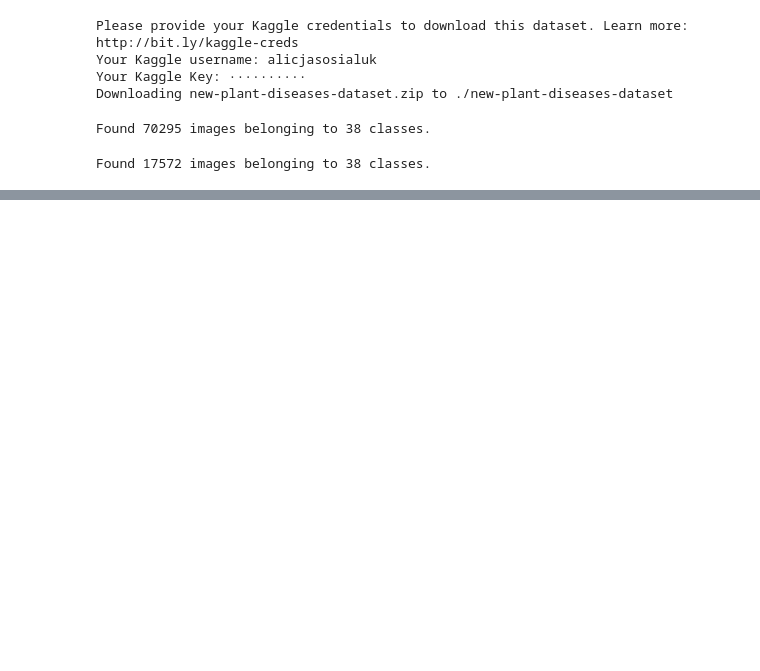
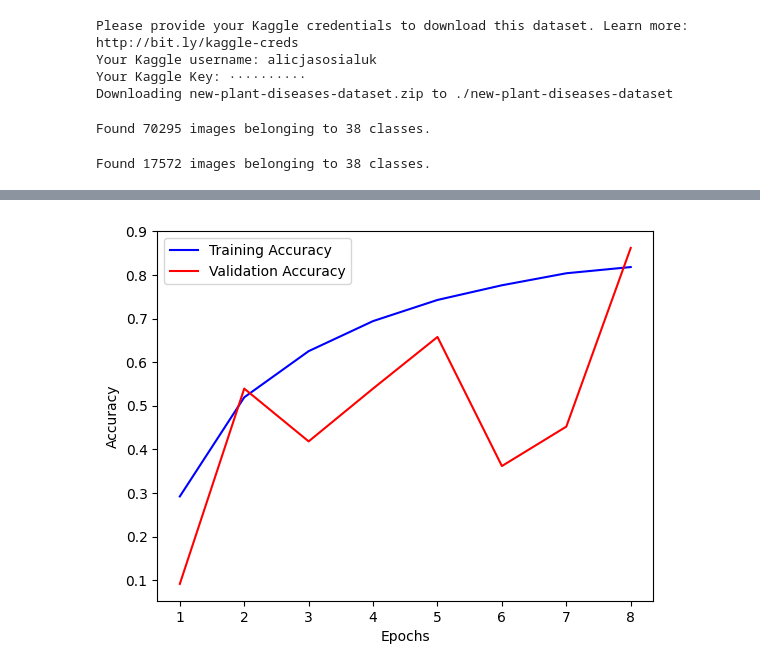
Before and after one commit to SiyiGit/github_actions, a Jupyter notebook: CNN_model 04152024.ipynb, the cells around one changed output, grey strips where cells are left out. Saved outputs shown, nothing was run; the diff lists cells and outputs as text; code cells hidden in the pictures; blank space fills up the shorter version.

```diff
--- a/CNN_model 04152024.ipynb
+++ b/CNN_model 04152024.ipynb
@@ -124,13 +124,14 @@ Found 17572 images belonging to 38 classes.
 # %%
 def create_model():
     model = Sequential([
-        Conv2D(filters=128, kernel_size=(5, 5), padding='valid', input_shape=(img_width, img_height, 3)),
+        Conv2D(filters=64, kernel_size=(5, 5), padding='valid', input_shape=(img_width, img_height, 3)),
         Activation('relu'),
         MaxPooling2D(pool_size=(2, 2)),
         BatchNormalization(),
 
         Conv2D(filters=64, kernel_size=(3, 3), padding='valid', kernel_regularizer=l2(0.00005)),
         Activation('relu'),
+
         MaxPooling2D(pool_size=(2, 2)),
         BatchNormalization(),
 
@@ -176,8 +177,8 @@ Non-trainable params: 448 (1.75 KB)
 _________________________________________________________________
 None
 # %%
-training_history = cnn_model.fit(val_data,
+training_history = cnn_model.fit(train_data,
                                  validation_data= val_data,
-                                 epochs = 10,
-                                 batch_size = 100)
+                                 epochs = 8,
+                                 batch_size = 200)
 # %% [output]
@@ -203,0 +201,29 @@ Epoch 10/10
+# %%
+train_acc = training_history.history['accuracy']
+val_acc = training_history.history['val_accuracy']
+
+train_loss = training_history.history['loss']
+val_loss = training_history.history['val_loss']
+
+#learning_rate = training_history.history['lr']
+# %%
+plt.xlabel('Epochs')
+plt.ylabel('Accuracy')
+
+
+plt.plot(np.arange(1 , 9, 1),
+         train_acc,
+         label = 'Training Accuracy',
+         color = 'blue')
+
+
+plt.plot(np.arange(1 , 9, 1),
+         val_acc,
+         label = 'Validation Accuracy',
+         color = 'red')
+
+plt.legend()
+
+plt.show()
+# %% [output]
+[figure, added]
```
Also changed, not shown: parts of 4 cells of this notebook.
